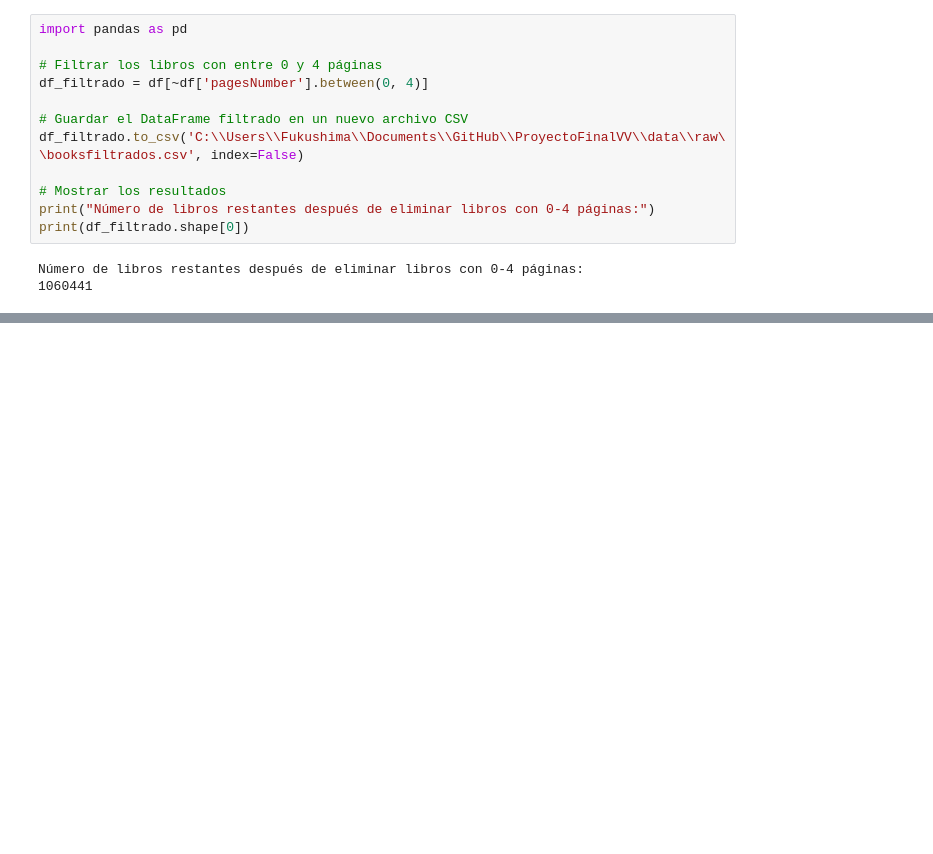
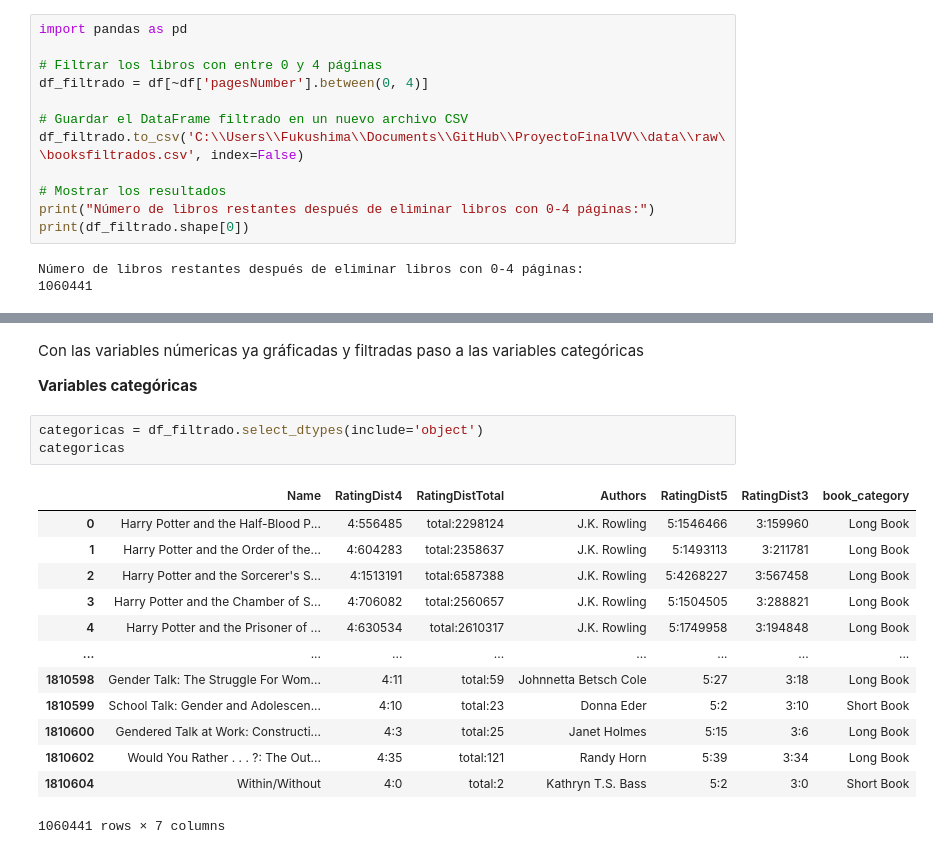
Before and after one commit to ValeriaVigo/proyectofinal, a Jupyter notebook: src/3.EDA.ipynb, the cells around one changed output, grey strips where cells are left out. Saved outputs shown, nothing was run; the diff lists cells and outputs as text; blank space fills up the shorter version.

```diff
--- a/src/3.EDA.ipynb
+++ b/src/3.EDA.ipynb
@@ -522,0 +566,21 @@ Número de libros restantes después de eliminar libros con 0-4 páginas:
+# %% [markdown]
+Con las variables númericas ya gráficadas y filtradas paso a las variables categóricas
+
+**Variables categóricas**
+# %%
+categoricas = df_filtrado.select_dtypes(include='object')
+categoricas
+# %% [output]
+|  | Name | RatingDist4 | RatingDistTotal | Authors | RatingDist5 | RatingDist3 | book_category |
+| 0 | Harry Potter and the Half-Blood P... | 4:556485 | total:2298124 | J.K. Rowling | 5:1546466 | 3:159960 | Long Book |
+| 1 | Harry Potter and the Order of the... | 4:604283 | total:2358637 | J.K. Rowling | 5:1493113 | 3:211781 | Long Book |
+| 2 | Harry Potter and the Sorcerer's S... | 4:1513191 | total:6587388 | J.K. Rowling | 5:4268227 | 3:567458 | Long Book |
+| 3 | Harry Potter and the Chamber of S... | 4:706082 | total:2560657 | J.K. Rowling | 5:1504505 | 3:288821 | Long Book |
+| 4 | Harry Potter and the Prisoner of ... | 4:630534 | total:2610317 | J.K. Rowling | 5:1749958 | 3:194848 | Long Book |
+| ... | ... | ... | ... | ... | ... | ... | ... |
+| 1810598 | Gender Talk: The Struggle For Wom... | 4:11 | total:59 | Johnnetta Betsch Cole | 5:27 | 3:18 | Long Book |
+| 1810599 | School Talk: Gender and Adolescen... | 4:10 | total:23 | Donna Eder | 5:2 | 3:10 | Short Book |
+| 1810600 | Gendered Talk at Work: Constructi... | 4:3 | total:25 | Janet Holmes | 5:15 | 3:6 | Long Book |
+| 1810602 | Would You Rather . . . ?: The Out... | 4:35 | total:121 | Randy Horn | 5:39 | 3:34 | Long Book |
+| 1810604 | Within/Without | 4:0 | total:2 | Kathryn T.S. Bass | 5:2 | 3:0 | Short Book |
+1060441 rows × 7 columns
```
Also changed, not shown: parts of 7 cells of this notebook.
